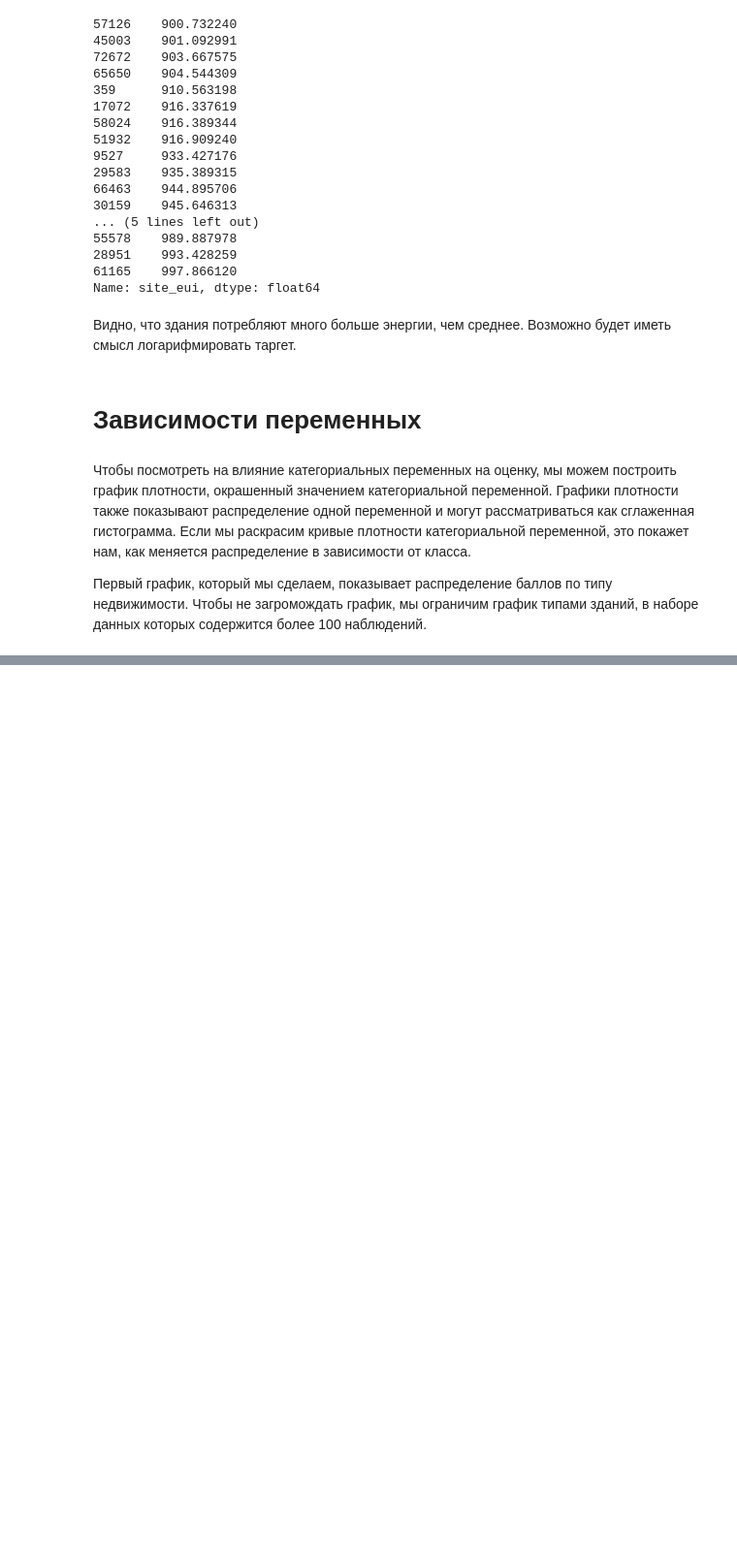
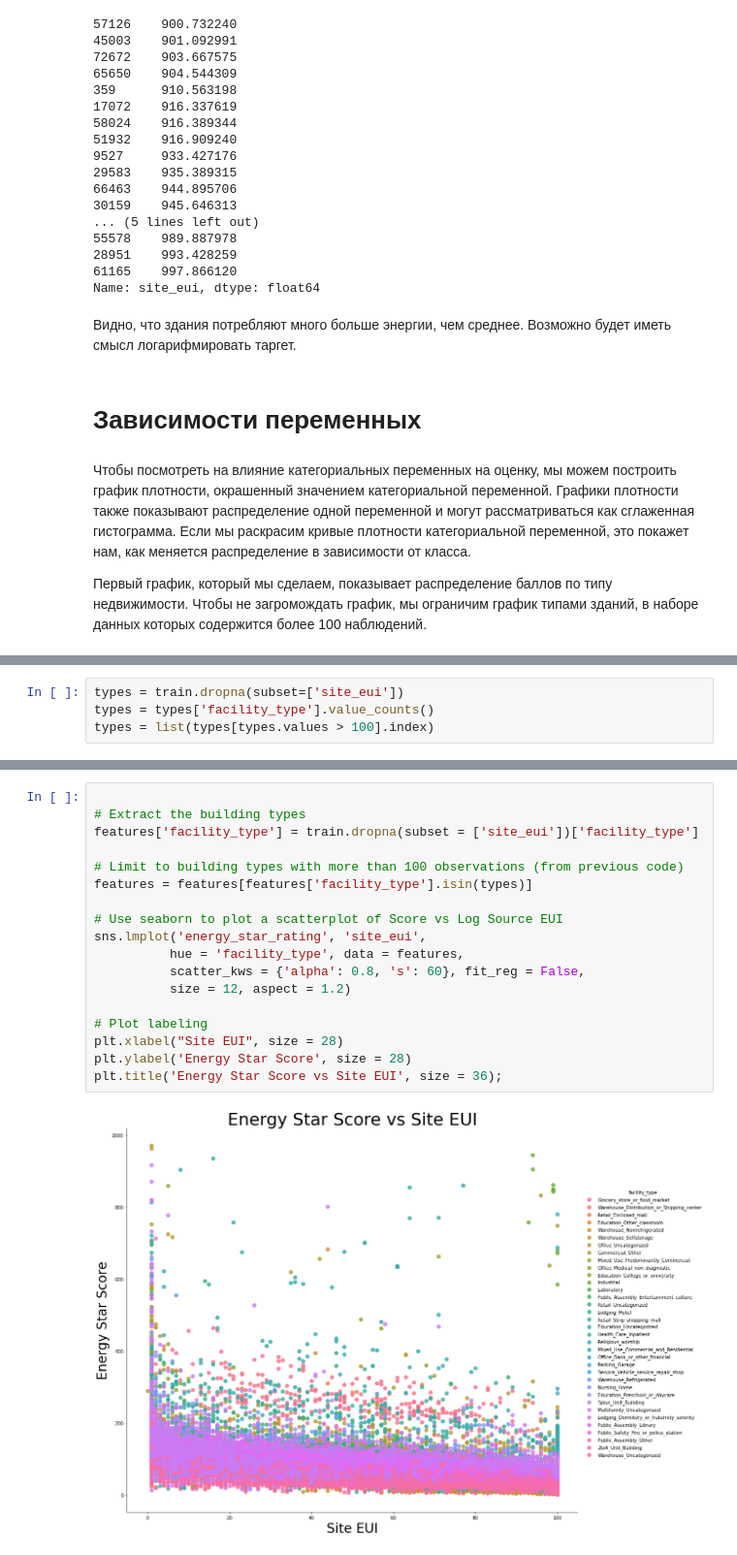
Before and after one commit to dessqa/wids_2022, a Jupyter notebook: eda.ipynb, the cells around one changed output, grey strips where cells are left out. Shown at 97% size. Cells and saved outputs as stored; diff of their text form; blank space fills up the shorter version.

```diff
--- a/eda.ipynb
+++ b/eda.ipynb
@@ -300,0 +474,4 @@ type
+# %%
+types = train.dropna(subset=['site_eui'])
+types = types['facility_type'].value_counts()
+types = list(types[types.values > 100].index)
@@ -300,0 +498,20 @@ type
+# %%
+
+# Extract the building types
+features['facility_type'] = train.dropna(subset = ['site_eui'])['facility_type']
+
+# Limit to building types with more than 100 observations (from previous code)
+features = features[features['facility_type'].isin(types)]
+
+# Use seaborn to plot a scatterplot of Score vs Log Source EUI
+sns.lmplot('energy_star_rating', 'site_eui',
+          hue = 'facility_type', data = features,
+          scatter_kws = {'alpha': 0.8, 's': 60}, fit_reg = False,
+          size = 12, aspect = 1.2)
+
+# Plot labeling
+plt.xlabel("Site EUI", size = 28)
+plt.ylabel('Energy Star Score', size = 28)
+plt.title('Energy Star Score vs Site EUI', size = 36);
+# %% [output]
+[figure, added]
```
Also changed, not shown: parts of 47 cells of this notebook, 1 other file.
